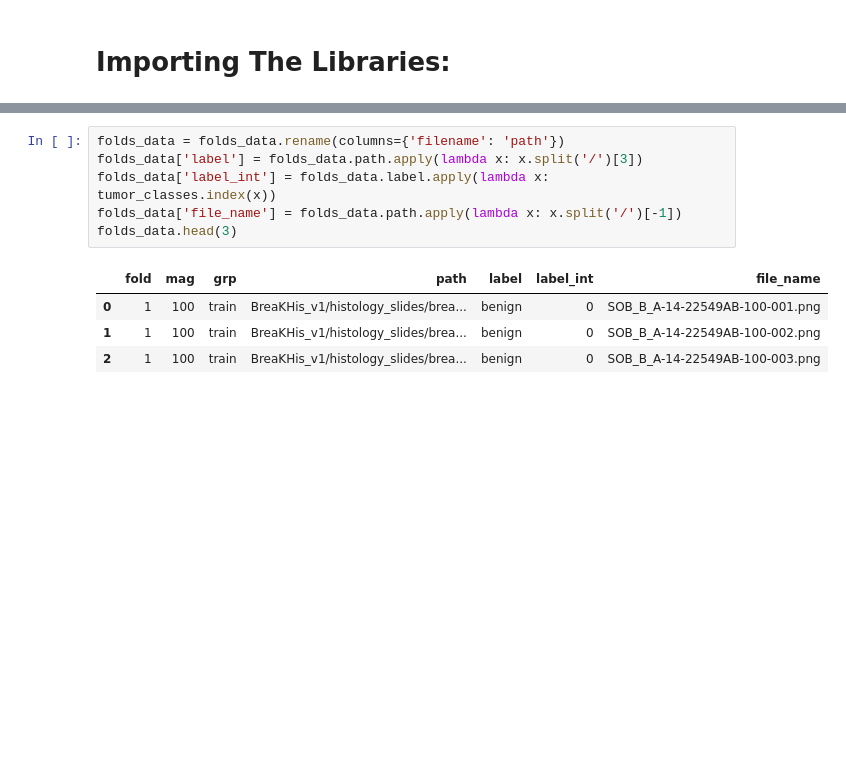
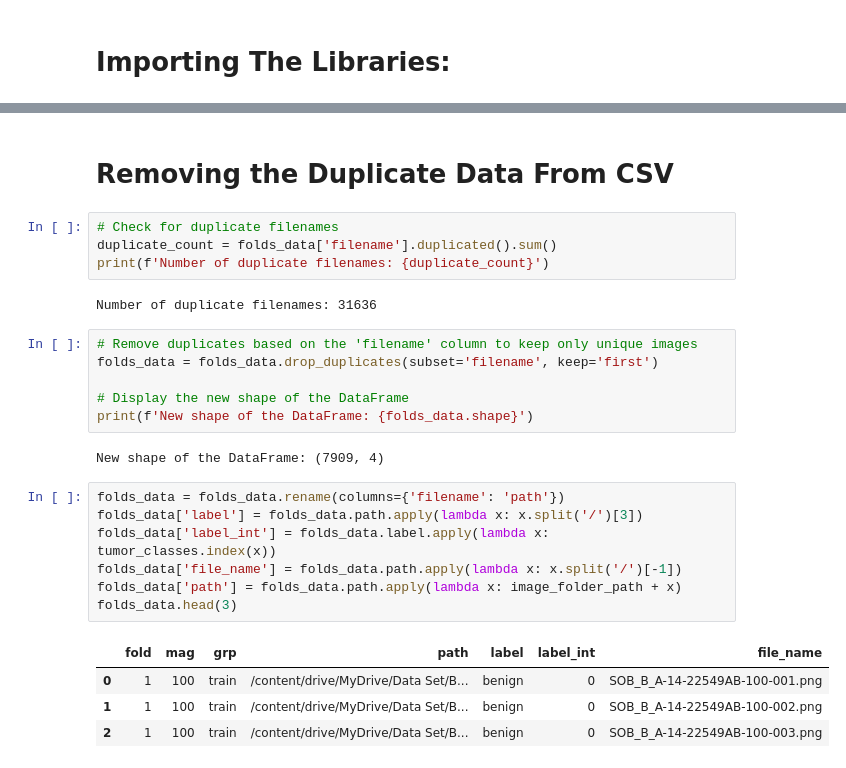
Before and after one commit to HamzaQureshi12/My_Project_Code_For_Breast_Cancer_Classification, a Jupyter notebook: Breast_Cancer_Classification_Code.ipynb, the cells around one changed output, grey strips where cells are left out. Saved outputs shown, nothing was run; the diff lists cells and outputs as text; blank space fills up the shorter version.

```diff
--- a/Breast_Cancer_Classification_Code.ipynb
+++ b/Breast_Cancer_Classification_Code.ipynb
@@ -28,14 +54,31 @@ tumor_classes = ['benign', 'malignant']
+# %% [markdown]
+# Removing the Duplicate Data From CSV
+# %%
+# Check for duplicate filenames
+duplicate_count = folds_data['filename'].duplicated().sum()
+print(f'Number of duplicate filenames: {duplicate_count}')
+# %% [output]
+Number of duplicate filenames: 31636
+# %%
+# Remove duplicates based on the 'filename' column to keep only unique images
+folds_data = folds_data.drop_duplicates(subset='filename', keep='first')
+
+# Display the new shape of the DataFrame
+print(f'New shape of the DataFrame: {folds_data.shape}')
+# %% [output]
+New shape of the DataFrame: (7909, 4)
 # %%
 folds_data = folds_data.rename(columns={'filename': 'path'})
 folds_data['label'] = folds_data.path.apply(lambda x: x.split('/')[3])
 folds_data['label_int'] = folds_data.label.apply(lambda x: tumor_classes.index(x))
 folds_data['file_name'] = folds_data.path.apply(lambda x: x.split('/')[-1])
+folds_data['path'] = folds_data.path.apply(lambda x: image_folder_path + x)
 folds_data.head(3)
 # %% [output]
 |  | fold | mag | grp | path | label | label_int | file_name |
-| 0 | 1 | 100 | train | BreaKHis_v1/histology_slides/brea... | benign | 0 | SOB_B_A-14-22549AB-100-001.png |
-| 1 | 1 | 100 | train | BreaKHis_v1/histology_slides/brea... | benign | 0 | SOB_B_A-14-22549AB-100-002.png |
-| 2 | 1 | 100 | train | BreaKHis_v1/histology_slides/brea... | benign | 0 | SOB_B_A-14-22549AB-100-003.png |
+| 0 | 1 | 100 | train | /content/drive/MyDrive/Data Set/B... | benign | 0 | SOB_B_A-14-22549AB-100-001.png |
+| 1 | 1 | 100 | train | /content/drive/MyDrive/Data Set/B... | benign | 0 | SOB_B_A-14-22549AB-100-002.png |
+| 2 | 1 | 100 | train | /content/drive/MyDrive/Data Set/B... | benign | 0 | SOB_B_A-14-22549AB-100-003.png |
 # %%
 # Defining colors for benign and malignant
 ax = sns.displot(
```
Also changed, not shown: parts of 13 cells of this notebook.
